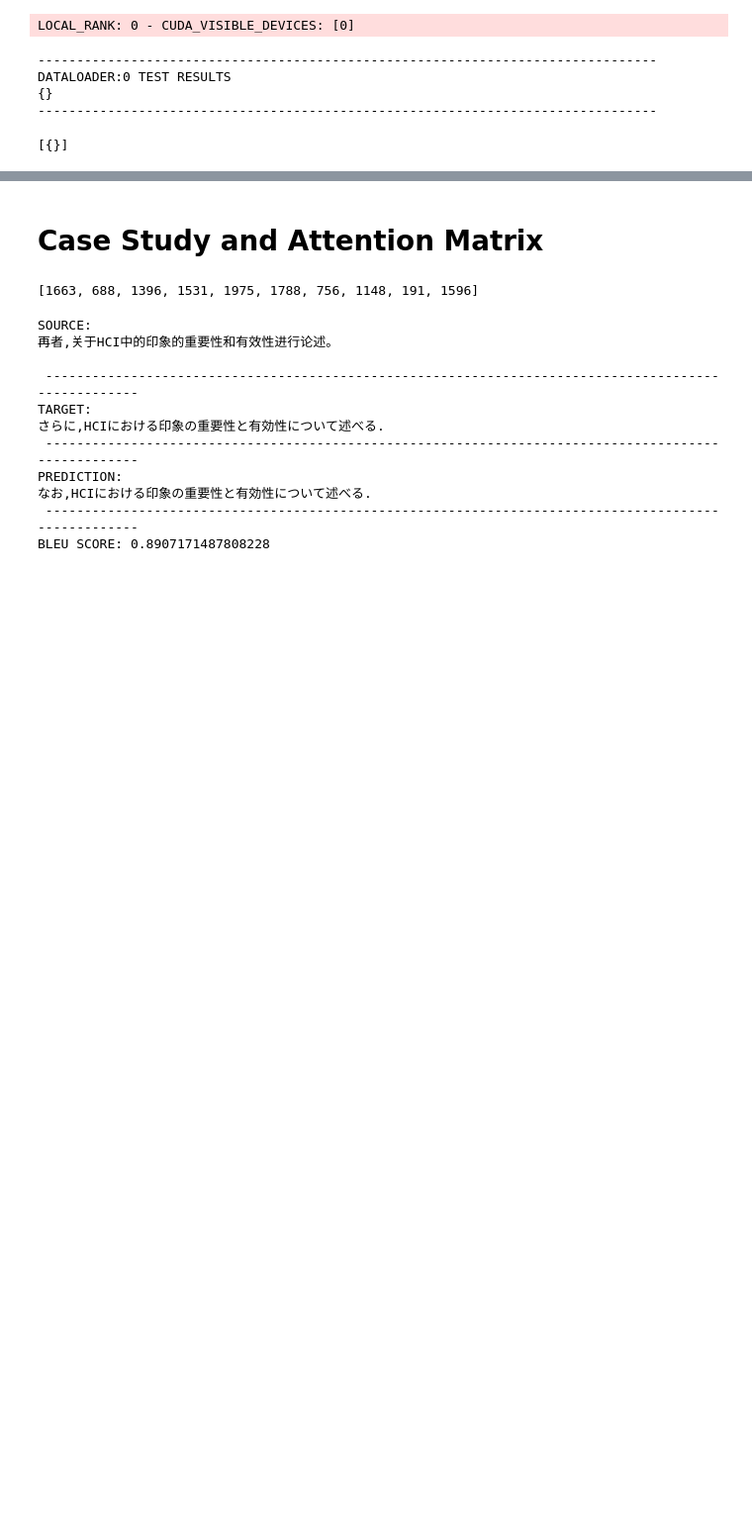
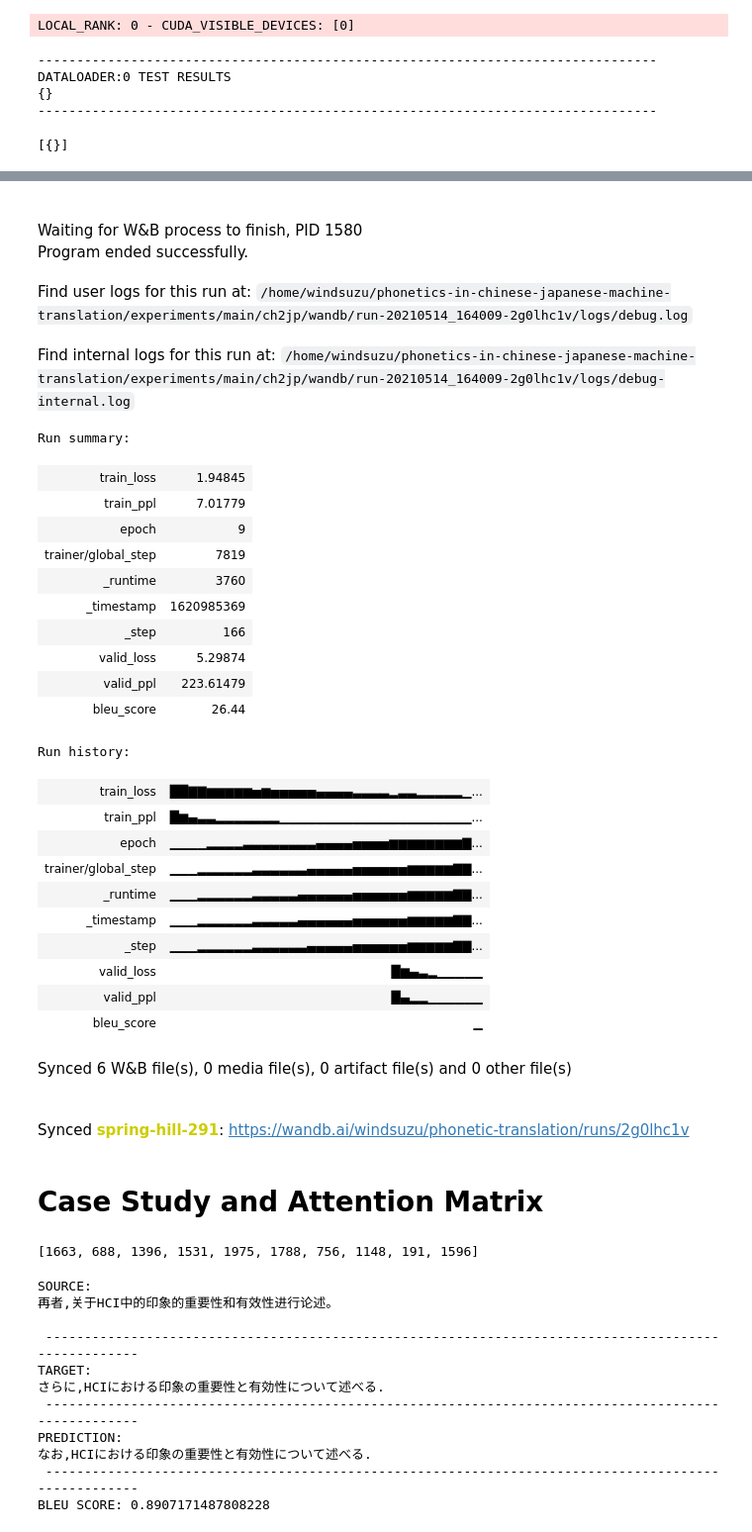
Before and after one commit to windsuzu/Joint-Semantic-Phonetic-Embedding, a Jupyter notebook: experiments/main/ch2jp/transformer_embedding.ipynb, the cells around one changed output, grey strips where cells are left out. Shown at 99% size. Saved outputs shown, nothing was run; the diff lists cells and outputs as text; code cells hidden in the pictures; blank space fills up the shorter version.

```diff
--- a/experiments/main/ch2jp/transformer_embedding.ipynb
+++ b/experiments/main/ch2jp/transformer_embedding.ipynb
@@ -885,6 +887,35 @@ tensor(0.1688)
 # %%
-# wandb.log({"bleu_score": 23.48})
-# run.finish()
+wandb.log({"bleu_score": 26.44})
+run.finish()
+# %% [output]
+Waiting for W&B process to finish, PID 1580
+Program ended successfully.
+Find user logs for this run at: /home/windsuzu/phonetics-in-chinese-japanese-machine-translation/experiments/main/ch2jp/wandb/run-20210514_164009-2g0lhc1v/logs/debug.log
+Find internal logs for this run at: /home/windsuzu/phonetics-in-chinese-japanese-machine-translation/experiments/main/ch2jp/wandb/run-20210514_164009-2g0lhc1v/logs/debug-internal.log
+Run summary:
+| train_loss | 1.94845 |
+| train_ppl | 7.01779 |
+| epoch | 9 |
+| trainer/global_step | 7819 |
+| _runtime | 3760 |
+| _timestamp | 1620985369 |
+| _step | 166 |
+| valid_loss | 5.29874 |
+| valid_ppl | 223.61479 |
+| bleu_score | 26.44 |
+Run history:
+| train_loss | ██▇▇▆▆▆▆▆▅▆▅▅▅▅▅▄▄▄▄▃▃▃▃▂▃▃▂▂▂▂▂▁... |
+| train_ppl | █▆▄▃▃▂▂▂▂▂▂▂▁▁▁▁▁▁▁▁▁▁▁▁▁▁▁▁▁▁▁▁▁... |
+| epoch | ▁▁▁▁▂▂▂▂▃▃▃▃▃▃▃▃▄▄▄▄▅▅▅▅▆▆▆▆▆▆▆▆▇... |
+| trainer/global_step | ▁▁▁▂▂▂▂▂▂▃▃▃▃▃▃▄▄▄▄▄▅▅▅▅▅▅▆▆▆▆▆▇▇... |
+| _runtime | ▁▁▁▂▂▂▂▂▂▃▃▃▃▃▄▄▄▄▄▄▅▅▅▅▅▅▆▆▆▆▆▇▇... |
+| _timestamp | ▁▁▁▂▂▂▂▂▂▃▃▃▃▃▄▄▄▄▄▄▅▅▅▅▅▅▆▆▆▆▆▇▇... |
+| _step | ▁▁▁▂▂▂▂▂▂▃▃▃▃▃▃▄▄▄▄▄▅▅▅▅▅▅▆▆▆▆▆▇▇... |
+| valid_loss | █▆▄▃▂▁▁▁▁▁ |
+| valid_ppl | █▄▂▂▁▁▁▁▁▁ |
+| bleu_score | ▁ |
+Synced 6 W&B file(s), 0 media file(s), 0 artifact file(s) and 0 other file(s)
+Synced spring-hill-291: https://wandb.ai/windsuzu/phonetic-translation/runs/2g0lhc1v
 # %% [markdown]
 # Case Study and Attention Matrix
 # %%
```
Also changed, not shown: parts of 4 cells of this notebook, 2 other files.
